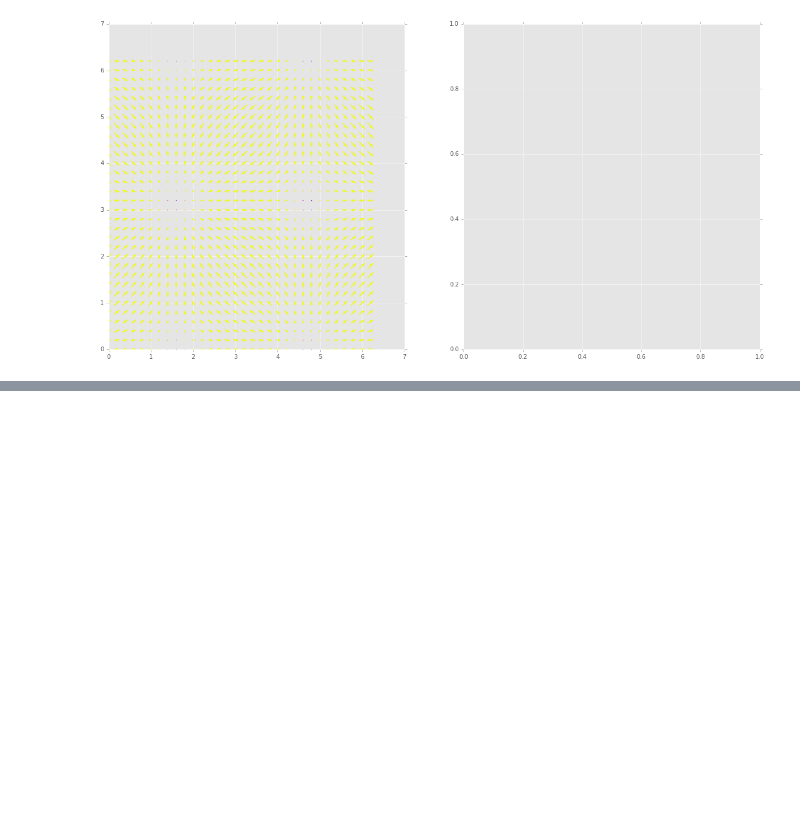
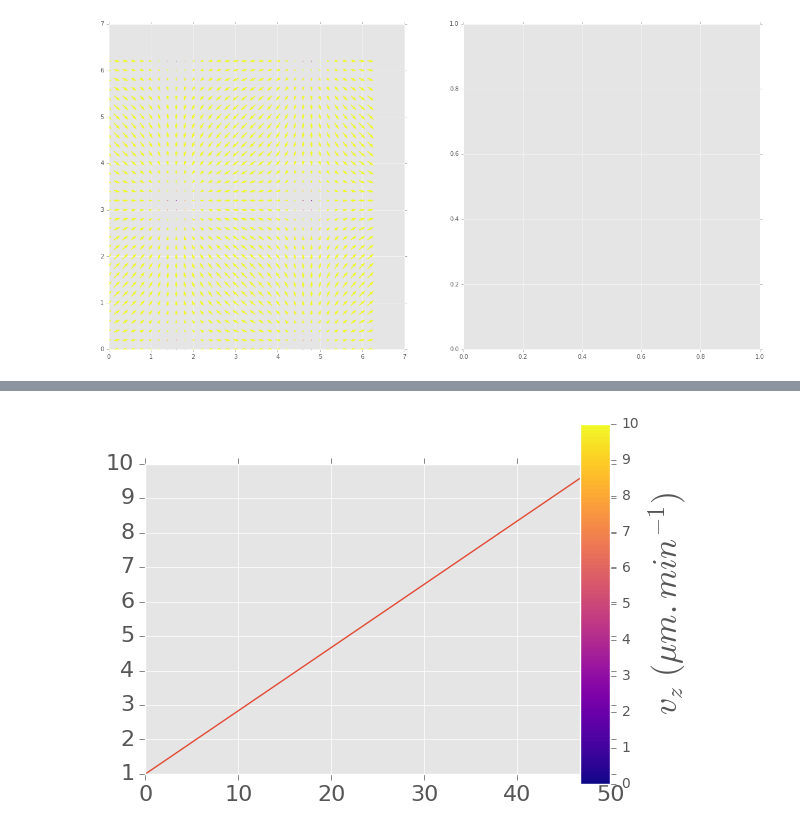
Before and after one commit to amichaut/track_analysis, a Jupyter notebook: codes/analyze_traj.ipynb, the cells around one changed output, grey strips where cells are left out. Cells and saved outputs as stored; diff of their text form; code cells hidden in the pictures; blank space fills up the shorter version.

```diff
--- a/codes/analyze_traj.ipynb
+++ b/codes/analyze_traj.ipynb
@@ -121,0 +143,10 @@ Q = ax.quiver(X, Y, U, V, M,
+# %%
+fig,ax=subplots(1,1)
+ax.plot(linspace(1,10))
+cax = fig.add_axes([0.85,0.10,0.05,0.9])
+norm = plt.Normalize(vmin=0, vmax=10)
+cb1 = mpl.colorbar.ColorbarBase(cax, cmap=cm.plasma,norm=norm,orientation='vertical')
+ax.tick_params(labelsize=16)
+cb1.set_label(label='$v_z\ (\mu m.min^{-1})$',size=24)
+# %% [output]
+[figure, added]
```
Also changed, not shown: parts of 2 cells of this notebook, 1 other file.
